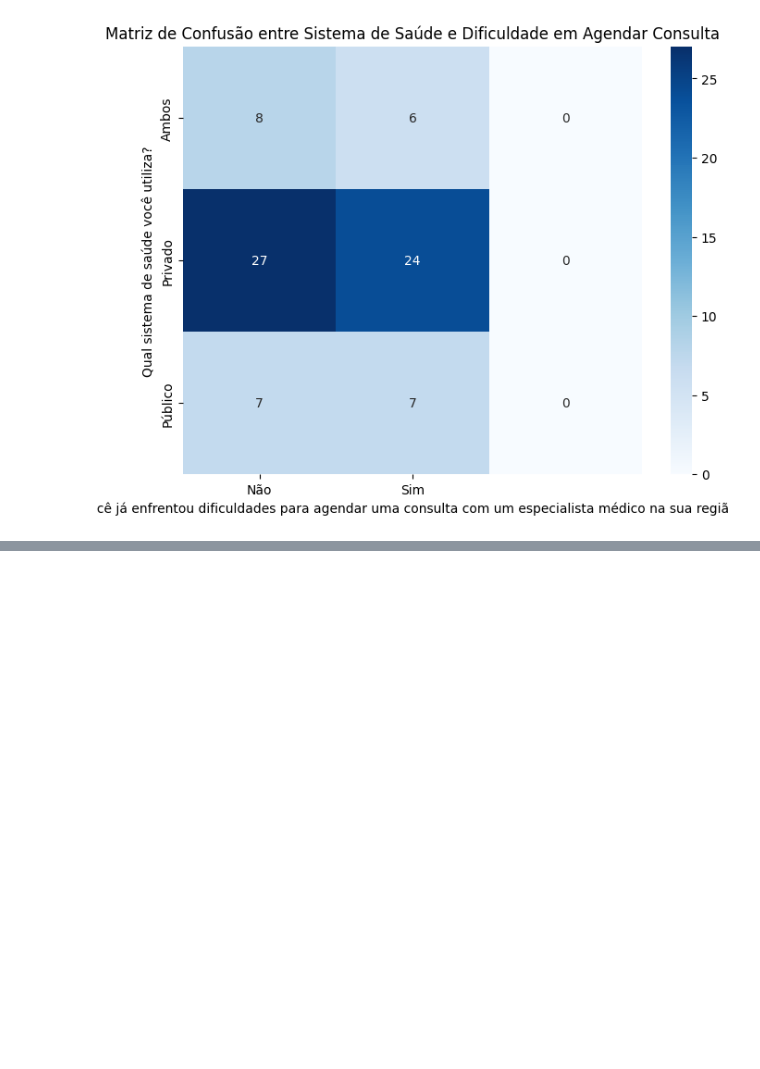
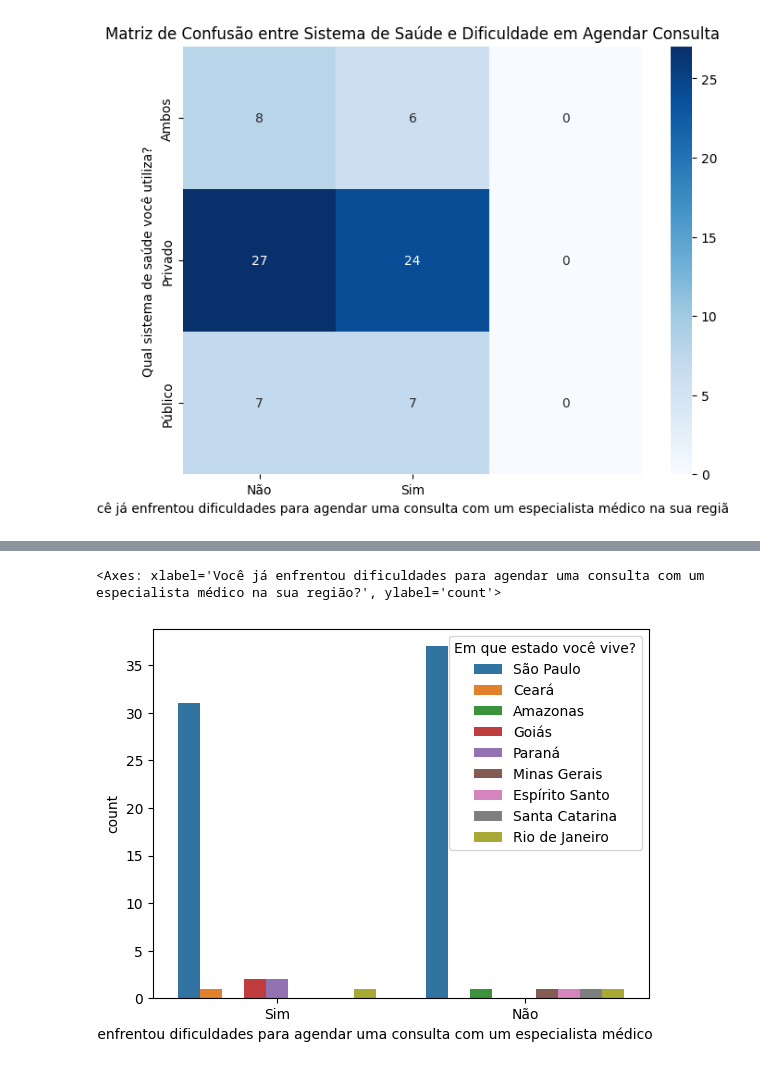
Before and after one commit to brunameinberg/agilebestpracticesproject, a Jupyter notebook: data analysis/analyzedata.ipynb, the cells around one changed output, grey strips where cells are left out. Drawn from its saved outputs; the diff is of its cells as text; code cells hidden in the pictures; blank space fills up the shorter version.

```diff
--- a/data analysis/analyzedata.ipynb
+++ b/data analysis/analyzedata.ipynb
@@ -154,0 +164,7 @@ plt.show()
+# %%
+#plotando o gráfico
+sns.countplot
+sns.countplot(x="Você já enfrentou dificuldades para agendar uma consulta com um especialista médico na sua região?", hue="Em que estado você vive?", data=data)
+# %% [output]
+<Axes: xlabel='Você já enfrentou dificuldades para agendar uma consulta com um especialista médico na sua região?', ylabel='count'>
+[figure, added]
```
Also changed, not shown: parts of 3 cells of this notebook, 2 other files.
